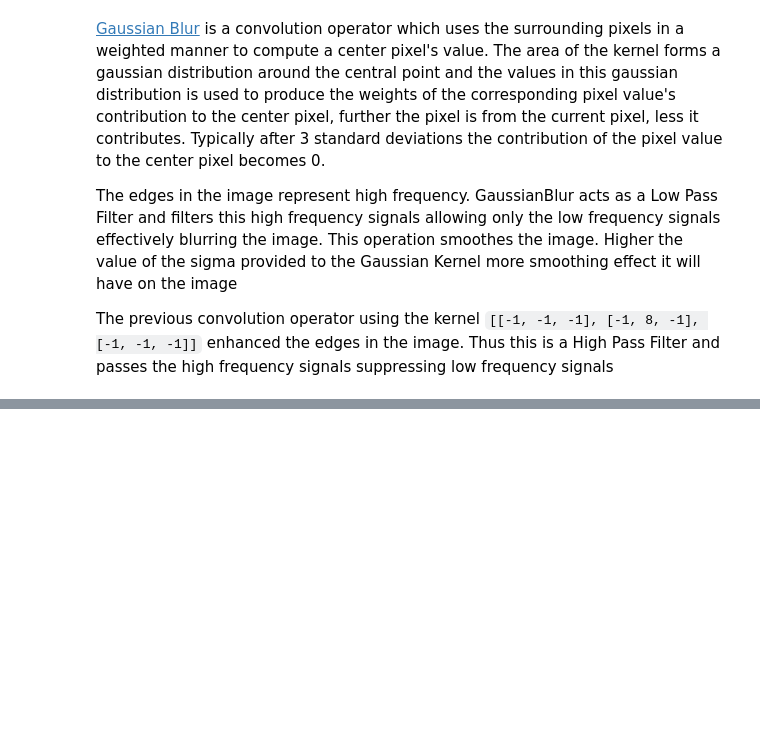
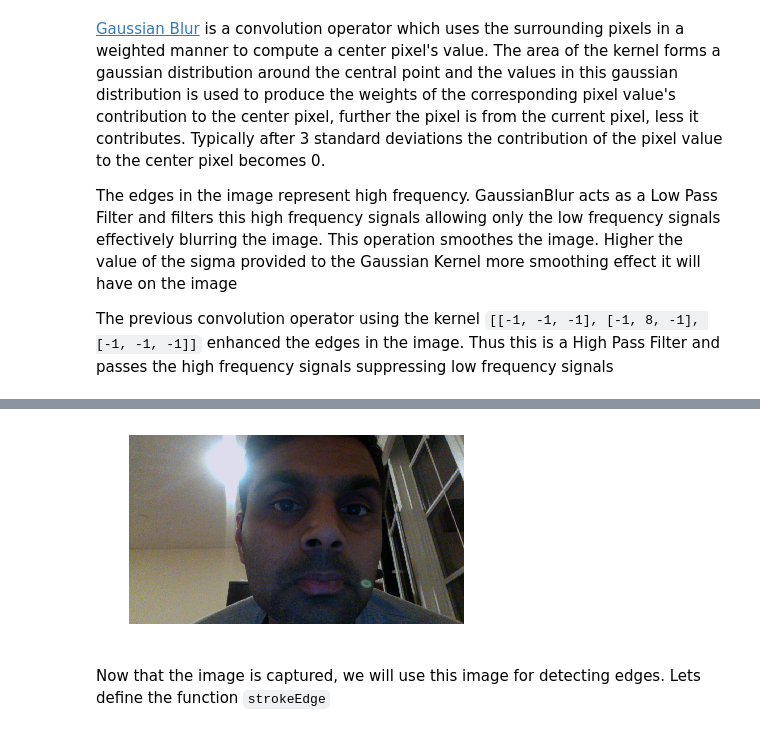
Before and after one commit to amolnayak311/OpenCV-Playground, a Jupyter notebook: chapter3/OpenCV 3, Chapter 3.ipynb, the cells around one changed output, grey strips where cells are left out. Saved outputs shown, nothing was run; the diff lists cells and outputs as text; code cells hidden in the pictures; blank space fills up the shorter version.

Commit message:
Push changes for edge detection work.

```diff
--- a/chapter3/OpenCV 3, Chapter 3.ipynb
+++ b/chapter3/OpenCV 3, Chapter 3.ipynb
@@ -94,0 +108,11 @@ The previous convolution operator using the kernel ``[[-1, -1, -1], [-1, 8, -1],
+# %%
+capture = cv2.VideoCapture(0)
+captured, image = capture.read()
+capture.release()
+assert captured, "Image not captured"
+# %%
+displayImage(image, isbgr = True)
+# %% [output]
+[figure, added]
+# %% [markdown]
+Now that the image is captured, we will use this image for detecting edges. Lets define the function ``strokeEdge``
```
Also changed, not shown: parts of 4 cells of this notebook.
